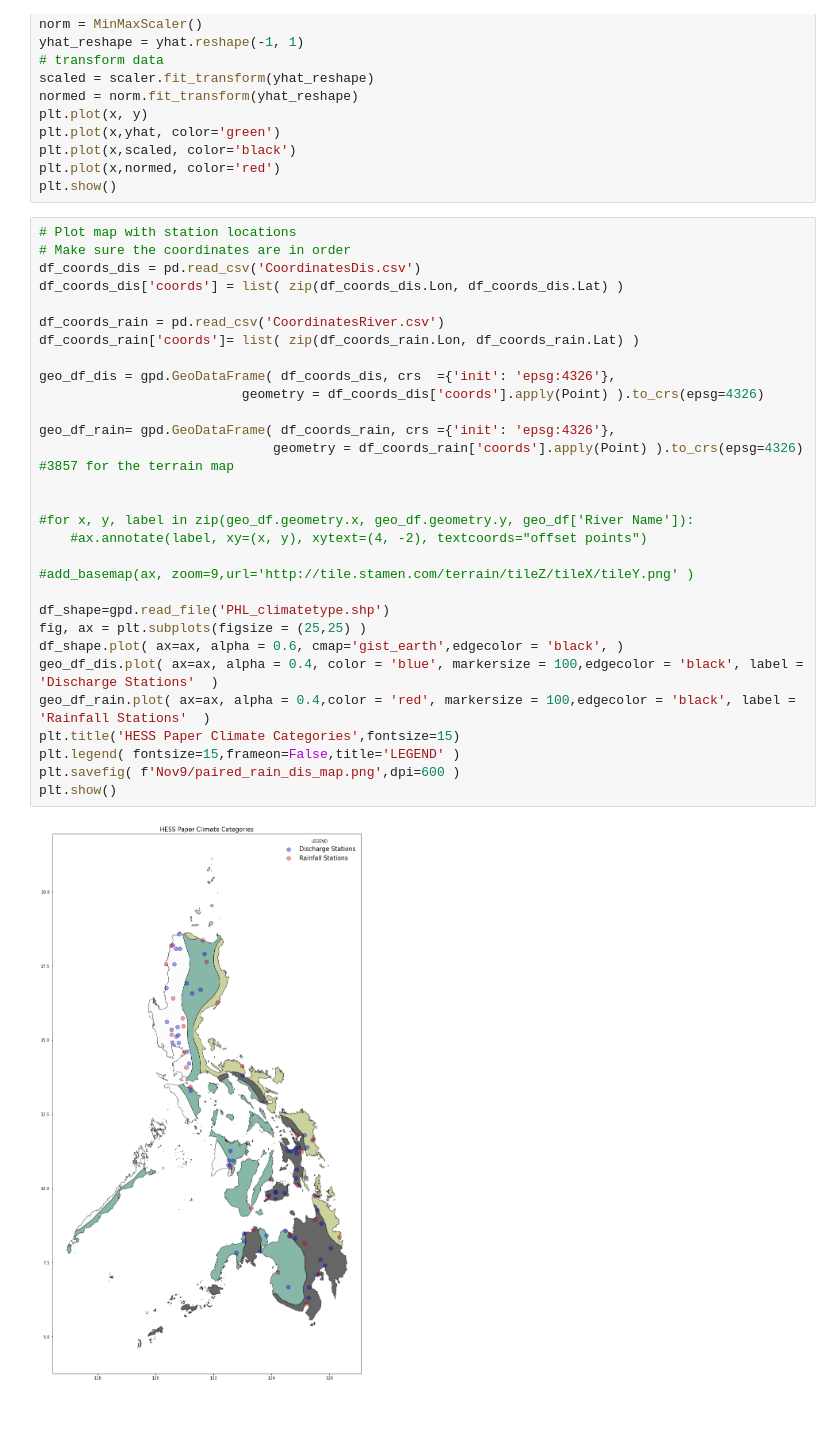
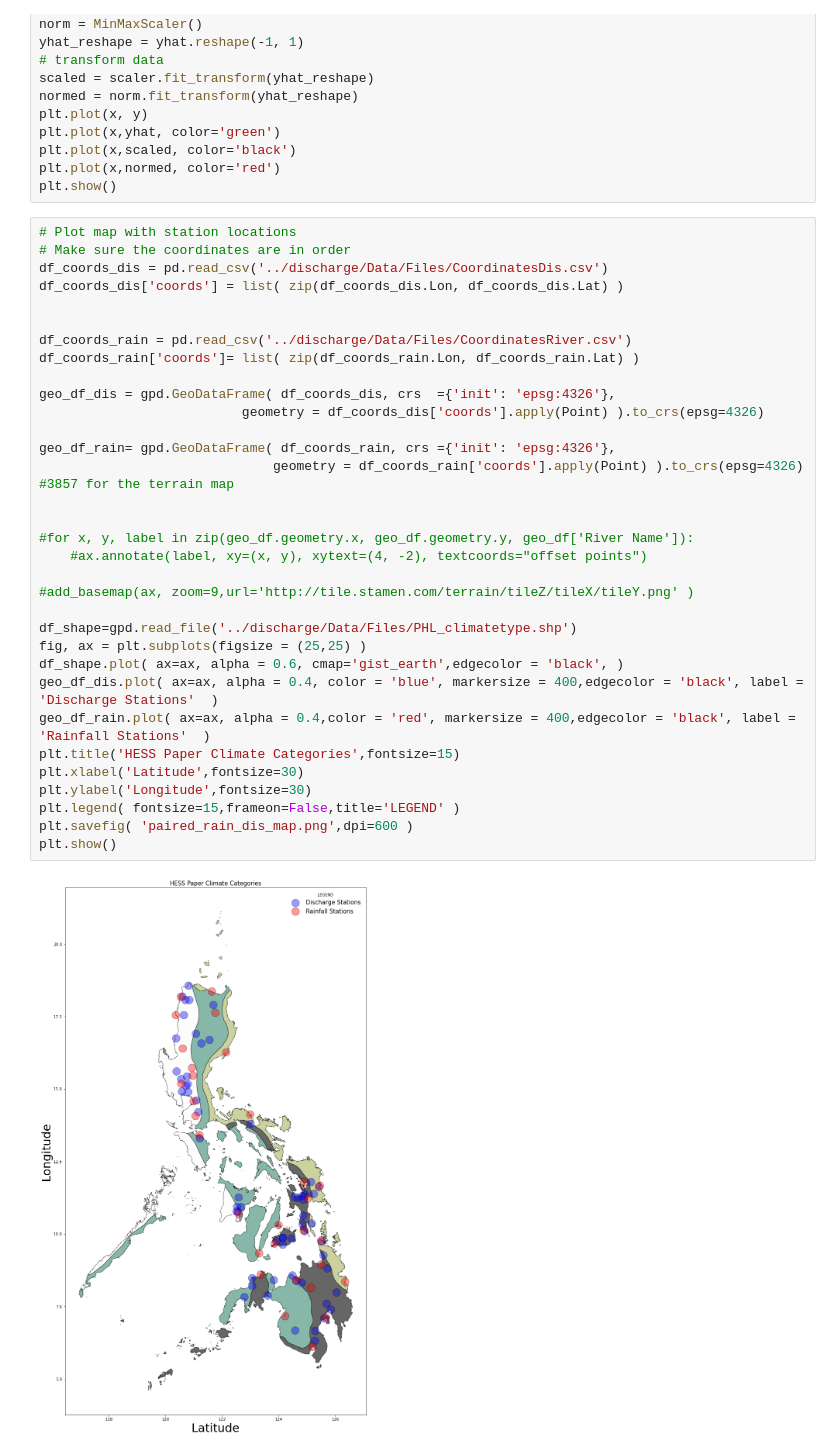
Before and after one commit to nsekhon91/discharge, a Jupyter notebook: ENSO.ipynb, the cells around one changed output. Saved outputs shown, nothing was run; the diff lists cells and outputs as text; blank space fills up the shorter version.

```diff
--- a/ENSO.ipynb
+++ b/ENSO.ipynb
@@ -859,32 +878,35 @@ plt.show()
 # %%
 # Plot map with station locations
 # Make sure the coordinates are in order
-df_coords_dis = pd.read_csv('CoordinatesDis.csv')
+df_coords_dis = pd.read_csv('../discharge/Data/Files/CoordinatesDis.csv')
 df_coords_dis['coords'] = list( zip(df_coords_dis.Lon, df_coords_dis.Lat) )
 
-df_coords_rain = pd.read_csv('CoordinatesRiver.csv')
+
+df_coords_rain = pd.read_csv('../discharge/Data/Files/CoordinatesRiver.csv')
 df_coords_rain['coords']= list( zip(df_coords_rain.Lon, df_coords_rain.Lat) )
 
 geo_df_dis = gpd.GeoDataFrame( df_coords_dis, crs  ={'init': 'epsg:4326'},
                           geometry = df_coords_dis['coords'].apply(Point) ).to_crs(epsg=4326)
 
 geo_df_rain= gpd.GeoDataFrame( df_coords_rain, crs ={'init': 'epsg:4326'},
                               geometry = df_coords_rain['coords'].apply(Point) ).to_crs(epsg=4326) #3857 for the terrain map
 
 
 #for x, y, label in zip(geo_df.geometry.x, geo_df.geometry.y, geo_df['River Name']):
     #ax.annotate(label, xy=(x, y), xytext=(4, -2), textcoords="offset points")
 
 #add_basemap(ax, zoom=9,url='http://tile.stamen.com/terrain/tileZ/tileX/tileY.png' )
 
-df_shape=gpd.read_file('PHL_climatetype.shp')
+df_shape=gpd.read_file('../discharge/Data/Files/PHL_climatetype.shp')
 fig, ax = plt.subplots(figsize = (25,25) )
 df_shape.plot( ax=ax, alpha = 0.6, cmap='gist_earth',edgecolor = 'black', )
-geo_df_dis.plot( ax=ax, alpha = 0.4, color = 'blue', markersize = 100,edgecolor = 'black', label = 'Discharge Stations'  )
-geo_df_rain.plot( ax=ax, alpha = 0.4,color = 'red', markersize = 100,edgecolor = 'black', label = 'Rainfall Stations'  )
+geo_df_dis.plot( ax=ax, alpha = 0.4, color = 'blue', markersize = 400,edgecolor = 'black', label = 'Discharge Stations'  )
+geo_df_rain.plot( ax=ax, alpha = 0.4,color = 'red', markersize = 400,edgecolor = 'black', label = 'Rainfall Stations'  )
 plt.title('HESS Paper Climate Categories',fontsize=15)
+plt.xlabel('Latitude',fontsize=30)
+plt.ylabel('Longitude',fontsize=30)
 plt.legend( fontsize=15,frameon=False,title='LEGEND' )
-plt.savefig( f'Nov9/paired_rain_dis_map.png',dpi=600 )
+plt.savefig( 'paired_rain_dis_map.png',dpi=600 )
 plt.show()
 # %% [output]
-[figure, old version]
+[figure, new version]
```
Also changed, not shown: parts of 6 cells of this notebook.
